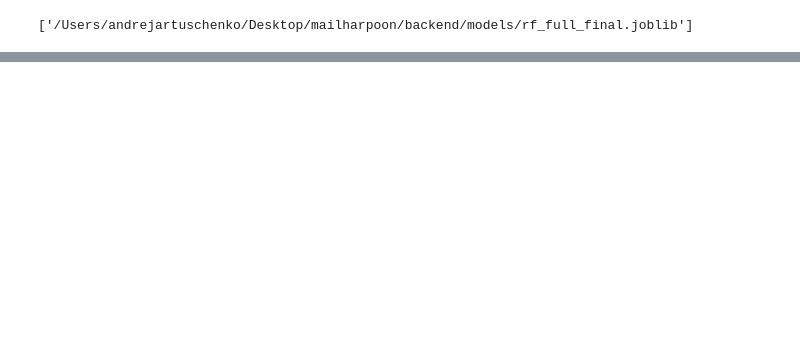
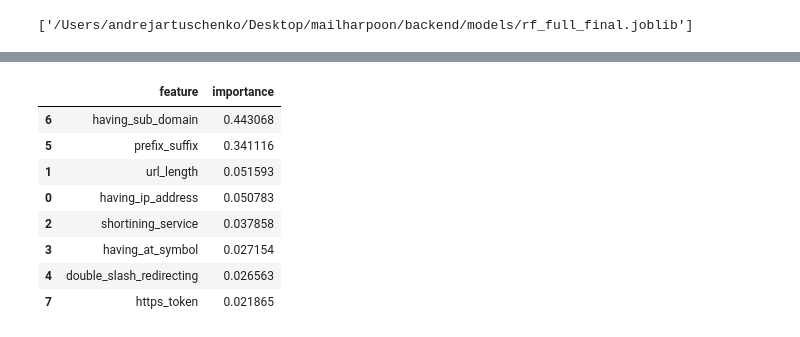
Before and after one commit to Andrej-Art/Mailharpoon, a Jupyter notebook: backend/notebooks/03_modeling.ipynb, the cells around one changed output, grey strips where cells are left out. Cells and saved outputs as stored; diff of their text form; code cells hidden in the pictures; blank space fills up the shorter version.

```diff
--- a/backend/notebooks/03_modeling.ipynb
+++ b/backend/notebooks/03_modeling.ipynb
@@ -615,0 +618,19 @@ with open("/Users/andrejartuschenko/Desktop/mailharpoon/backend/models/rf_thresh
+# %%
+rf_url = RandomForestClassifier(
+    n_estimators=500,
+    random_state=42,
+    n_jobs=-1
+)
+
+rf_url.fit(X_train_url, y_train)
+
+pred_url = rf_url.predict(X_test_url)
+probs_url = rf_url.predict_proba(X_test_url)[:, 1]
+
+print("Confusion Matrix:")
+print(confusion_matrix(y_test, pred_url))
+
+print("\nClassification Report:")
+print(classification_report(y_test, pred_url))
+
+print("\nROC-AUC:", roc_auc_score(y_test, probs_url))
@@ -615,0 +748,20 @@ with open("/Users/andrejartuschenko/Desktop/mailharpoon/backend/models/rf_thresh
+# %%
+# Feature Importance extraction
+importances = best_rf_url.feature_importances_
+
+feat_imp = pd.DataFrame({
+    "feature": X_train_url.columns,
+    "importance": importances
+}).sort_values("importance", ascending=False)
+
+feat_imp
+# %% [output]
+|  | feature | importance |
+| 6 | having_sub_domain | 0.443068 |
+| 5 | prefix_suffix | 0.341116 |
+| 1 | url_length | 0.051593 |
+| 0 | having_ip_address | 0.050783 |
+| 2 | shortining_service | 0.037858 |
+| 3 | having_at_symbol | 0.027154 |
+| 4 | double_slash_redirecting | 0.026563 |
+| 7 | https_token | 0.021865 |
```
Also changed, not shown: parts of 13 cells of this notebook, 7 other files.
